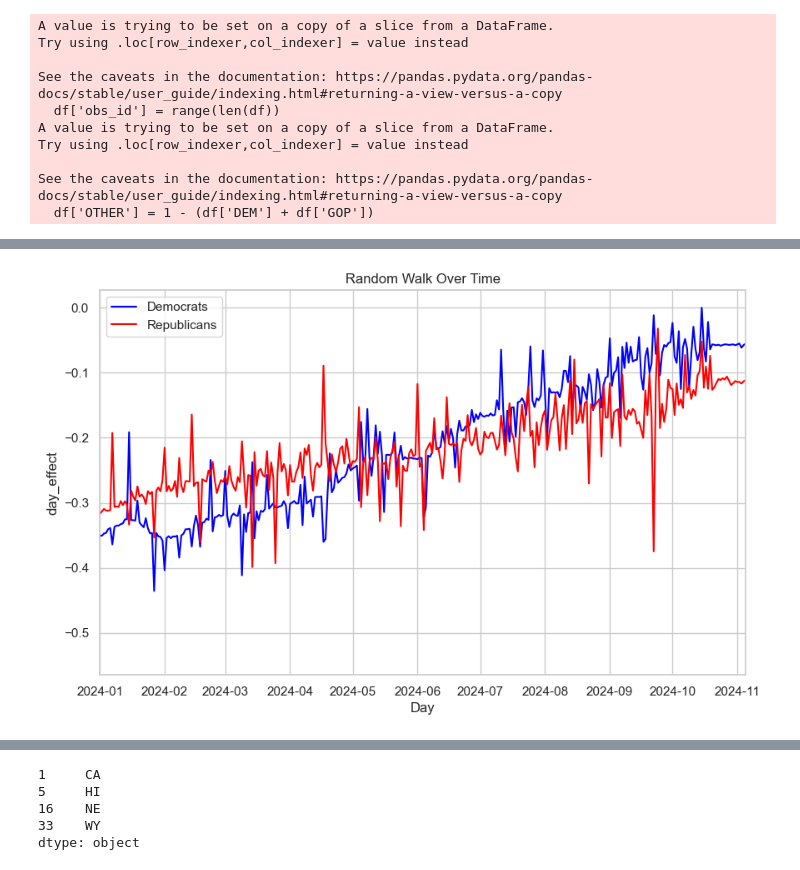
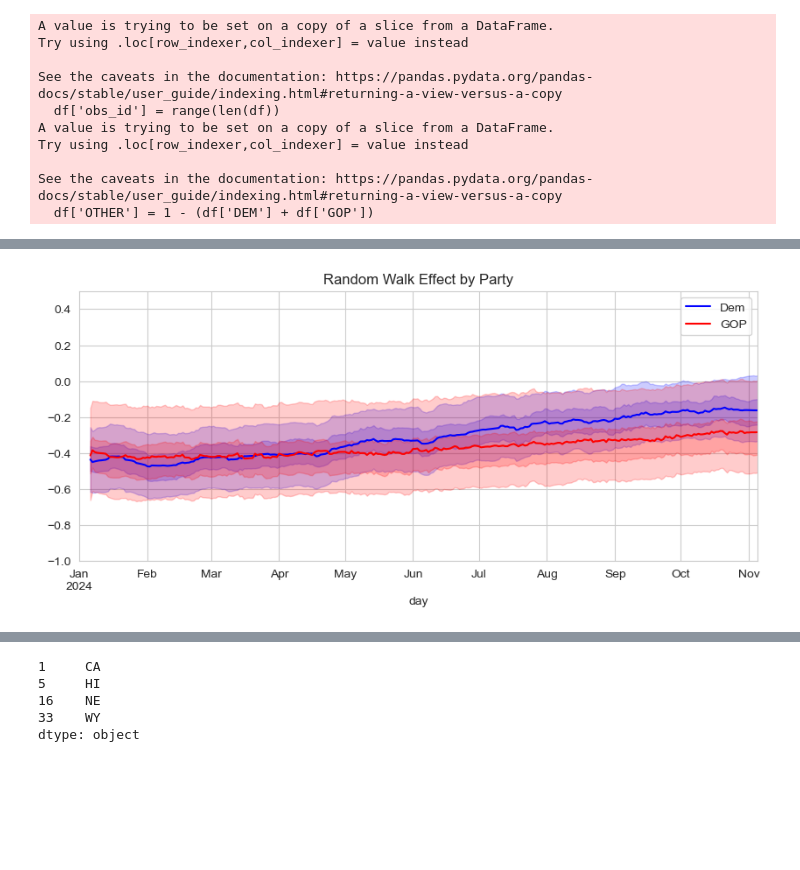
Before and after one commit to andrewpwalters/US-Presidential-Fundamentals, a Jupyter notebook: Notebooks/Polling Model - Senate 2024.ipynb, the cells around one changed output, grey strips where cells are left out. Cells and saved outputs as stored; diff of their text form; code cells hidden in the pictures; blank space fills up the shorter version.

```diff
--- a/Notebooks/Polling Model - Senate 2024.ipynb
+++ b/Notebooks/Polling Model - Senate 2024.ipynb
@@ -42,4 +35,12 @@ df.median_date = df.median_date.dt.round('D')
 # %%
+df['start_date'] = pd.to_datetime(df['start_date'])
+df['end_date'] = pd.to_datetime(df['end_date'])
+df['median_date'] = df['start_date'] + (df['end_date'] - df['start_date']) / 2
+df.median_date = df.median_date.dt.round('D')
+
+df = df.query("stage == 'general'")
+df = df.query("election_date == '11/5/24'")
+
 df['date'] = df.median_date
 
 df['week'] = (df['date'] - pd.Timestamp('2024-11-05')).dt.days // 7
@@ -57,6 +58,7 @@ df['year'] = df.index.year
 df['month'] = df.index.month
 
 df = df.dropna()
+df = df.query("date >= '2024-01-01'")
 # %%
 #Seperate Nebraska's special election
 df.loc[(df['state'] == 'NE') & (df['answer'].isin(['Ricketts', 'Love'])),'state'] = 'NE-S'
@@ -67,7 +69,7 @@ df.loc[(df['state'] == 'ME') & (df['answer'] == 'King'), 'party'] = 'DEM'
 df.loc[(df['state'] == 'NE') & (df['answer'] == 'Osborn'), 'party'] = 'DEM'
 
 df.loc[df['party'].isin(['REP', 'DEM']) == False, 'party'] = 'OTH'
-#df = df[df['party'] != 'OTH']
+df = df[df['party'] != 'OTH']
 # %%
 senate_races = {
     'AZ': ['Gallego', 'Lake'],
@@ -749,16 +748,12 @@ with pm.Model(coords=COORDS) as twoway:
         dims = "observation",
     )
 
-    polling_error_fund_dem = pm.Normal("polling_error_fund_dem", 0, .022)
-    polling_error_fund_gop = pm.Deterministic("polling_error_fund_gop", -polling_error_fund_dem)
-    polling_error_fund_oth = pm.Deterministic("polling_error_fund_oth", polling_error_fund_dem*0)
-
-    polling_error_state_dem = pm.Normal("polling_error_state_dem", 0, .030, dims="state")
+    polling_error_state_dem = pm.Normal("polling_error_state_dem", 0, 1, dims="state")
     polling_error_state_gop = pm.Deterministic("polling_error_state_gop", -polling_error_state_dem, dims="state")
     polling_error_state_oth = pm.Deterministic("polling_error_state_oth", polling_error_state_dem*0, dims="state")
 
     # Sampling
-    idata = pm.sample(draws=100, cores=10, return_inferencedata=True, step=pm.NUTS(target_accept=0.95), init='advi+adapt_diag')
+    idata = pm.sample(draws=100, cores=10, return_inferencedata=True, step=pm.NUTS(target_accept=0.95, max_treedepth=15), init='advi+adapt_diag')
 # %% [output]
 Multiprocess sampling (10 chains in 10 jobs)
 NUTS: [dem_sigma, dem_rho, dem_ar, dem_sigma_rw, dem_random_walk, dem_pollster_effect, dem_method_effect, dem_state_effect, dem_state_multi, dem_pop_effect, gop_sigma, gop_rho, gop_ar, gop_sigma_rw, g ...
@@ -773,29 +766,33 @@ The effective sample size per chain is smaller than 100 for some parameters.  A
 # %%
 rw = pd.DataFrame()
 rw['day'] = pd.date_range(start=df.date.min(), end='2024-11-05')
-rw['dem'] = idata.posterior.dem_day_effect.mean(axis=0).mean(axis=0).values
-rw['gop'] = idata.posterior.gop_day_effect.mean(axis=0).mean(axis=0).values
+
+for party in ['dem', 'gop', 'oth']:
+    rw[f"{party}_50"] = idata.posterior[f"{party}_day_effect"].median(dim=["chain", "draw"]).values * idata.posterior[f"{party}_state_multi"].mean(axis=0).mean(axis=0).mean(axis=0).values
+    rw[[f"{party}_03",f"{party}_97"]] = az.hdi(idata.posterior[f"{party}_day_effect"], hdi_prob=0.94)[f"{party}_day_effect"]* idata.posterior[f"{party}_state_multi"].mean(axis=0).mean(axis=0).mean(axis=0).values
+    rw[[f"{party}_25",f"{party}_75"]] = az.hdi(idata.posterior[f"{party}_day_effect"], hdi_prob=0.50)[f"{party}_day_effect"]* idata.posterior[f"{party}_state_multi"].mean(axis=0).mean(axis=0).mean(axis=0).values
+
 rw = rw.set_index('day')
 
-# Creating the figure and axis object
-fig, ax = plt.subplots(figsize=(10, 6))
+rolling_mean = (
+    rw
+    .rolling(window='7D')
+    .mean()
+)
 
-# Plotting the data
-ax.plot(rw['dem'], color='blue', label='Democrats', linestyle='-')
-ax.plot(rw['gop'], color='red', label='Republicans', linestyle='-')
+fig, ax = plt.subplots(figsize=(10, 4))
 
-# Setting labels, title, and grid
-ax.set_xlabel('Day')
-ax.set_ylabel('day_effect')
-ax.set_title('Random Walk Over Time')
-ax.grid(True)
+for party, color, abb in [('dem', 'blue', 'Dem'), ('gop', 'red', 'GOP')]:
+
+    rolling_mean[f"{party}_50"].plot(color=f"{color}", label=f'{abb}')
+    plt.fill_between(rw.index, rolling_mean[f"{party}_03"].ffill(), rolling_mean[f"{party}_97"].ffill(), color=f"{color}", alpha=0.2)
+    plt.fill_between(rw.index, rolling_mean[f"{party}_25"].ffill(), rolling_mean[f"{party}_75"].ffill(), color=f"{color}", alpha=0.2)
 
 ax.set_xlim(dt.datetime(2024, 1, 1), dt.datetime(2024, 11, 5))
-
-# Adding a legend
+ax.set_ylim(-1,.5)
+ax.set_title("Random Walk Effect by Party")
 ax.legend()
 
-# Showing the plot
 plt.show()
 # %% [output]
-[figure, old version]
+[figure, new version]
```
Also changed, not shown: parts of 50 cells of this notebook, 10 other files.
